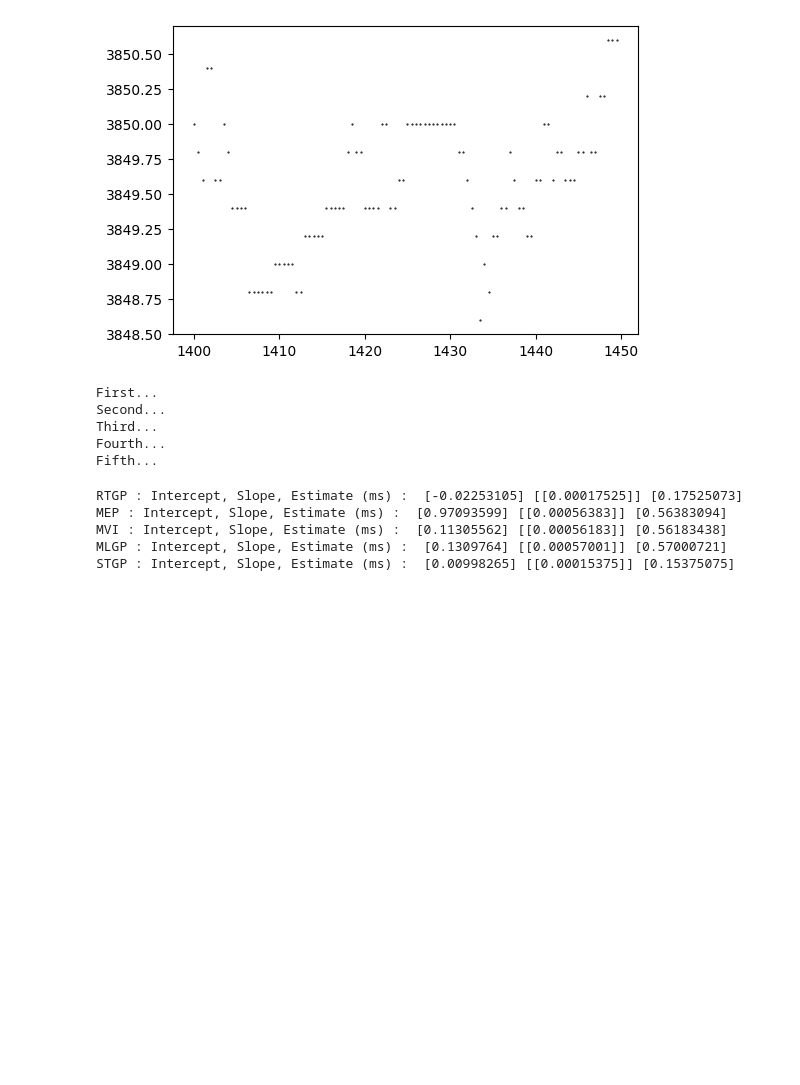
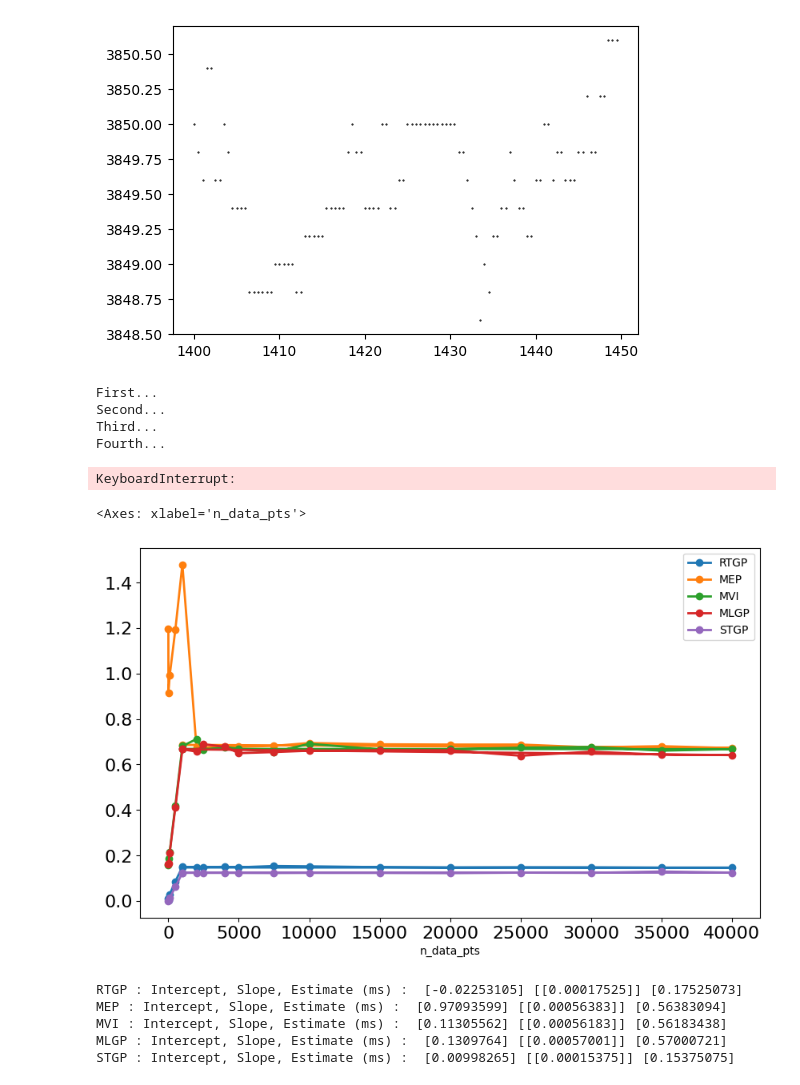
Before and after one commit to williamlaplante/ST-RCGP, a Jupyter notebook: experiments/financial-applications/high-frequeny-data/HFT-index-futures-speed-comp.ipynb, the cells around one changed output. Cells and saved outputs as stored; diff of their text form; code cells hidden in the pictures; blank space fills up the shorter version.

```diff
--- a/experiments/financial-applications/high-frequeny-data/HFT-index-futures-speed-comp.ipynb
+++ b/experiments/financial-applications/high-frequeny-data/HFT-index-futures-speed-comp.ipynb
@@ -105,17 +105,6 @@ def rtgp(obs_grid, obs, return_output=True):
 
         else:
             return t2 - t1
-# %%
-data = pd.read_csv("../../../data/kaggle_HFT_index_futures.csv")
-true_obs = data["last_price"].to_numpy()[:1000]
-obs = true_obs.copy()
-obs_grid = (np.arange(0, len(obs)) * 0.001 * 500)[:1000]
-
-center_idx = 500
-outliers_idx = [center_idx + i for i in range(-4, 5, 1)]
-
-for i, drop in zip(outliers_idx, [0.9995, 0.9994, 0.9992, 0.996, 0.994, 0.998, 0.998, 0.9998]):
-    obs[i] = obs[i]*drop
 # %%
 def bayes_newton_EP(obs_grid, obs, return_output=True):
     #These parameters are optimized (i.e. below are starting values only)
@@ -286,7 +275,6 @@ def get_onestep_speed(method):
 
     return np.array(n_pts), np.array(ts)
 # %%
-"""
 #Uncomment if necessary only. Code to get execution time.
 
 print("First...")
@@ -299,7 +287,7 @@ print("Fourth...")
 _, mvi_one_step_times = get_onestep_speed(bayes_newton_variational);
 print("Fifth...")
 _, mlgp_one_step_times = get_onestep_speed(bayes_newton_laplace);
-
+"""
 pd.DataFrame({"n_data_pts" : n_pts,
               "RTGP": rtgp_one_step_times,
               "MEP" : mep_one_step_times,
@@ -311,7 +299,21 @@ First...
 Second...
 Third...
 Fourth...
-Fifth...
+KeyboardInterrupt:
+# %%
+pd.DataFrame({"n_data_pts" : n_pts,
+              "RTGP": rtgp_one_step_times,
+              "MEP" : mep_one_step_times,
+              "MVI" : mvi_one_step_times,
+              "MLGP" : mlgp_one_step_times,
+              "STGP" : gp_one_step_times}).set_index("n_data_pts").plot(linewidth=2,
+                                                                        style='.-',
+                                                                        markersize=12,
+                                                                        figsize=(10,6),
+                                                                        fontsize=16)
+# %% [output]
+<Axes: xlabel='n_data_pts'>
+[figure, added]
 # %%
 df_times=pd.read_csv("./comp-time-HFT.csv", usecols=["n_data_pts", "STGP", "RTGP", "MEP", "MVI", "MLGP"])
 
```
Also changed, not shown: 3 other files.
